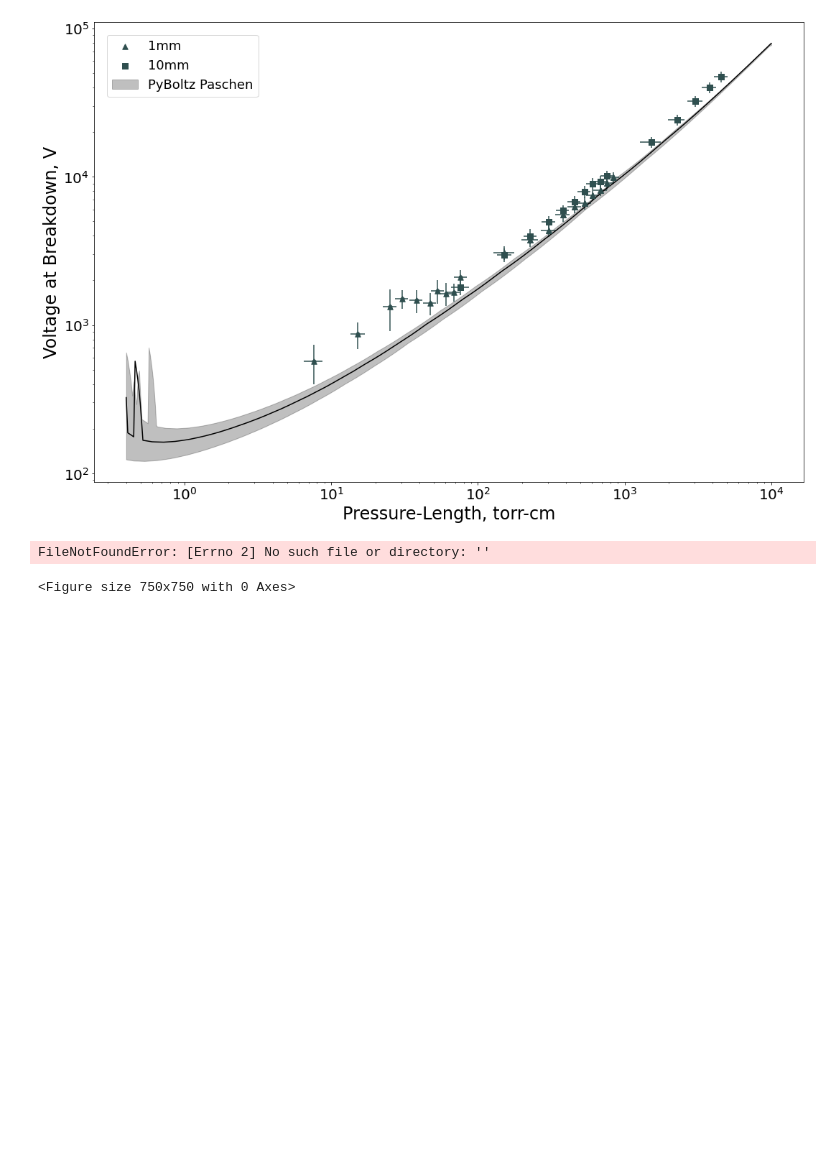
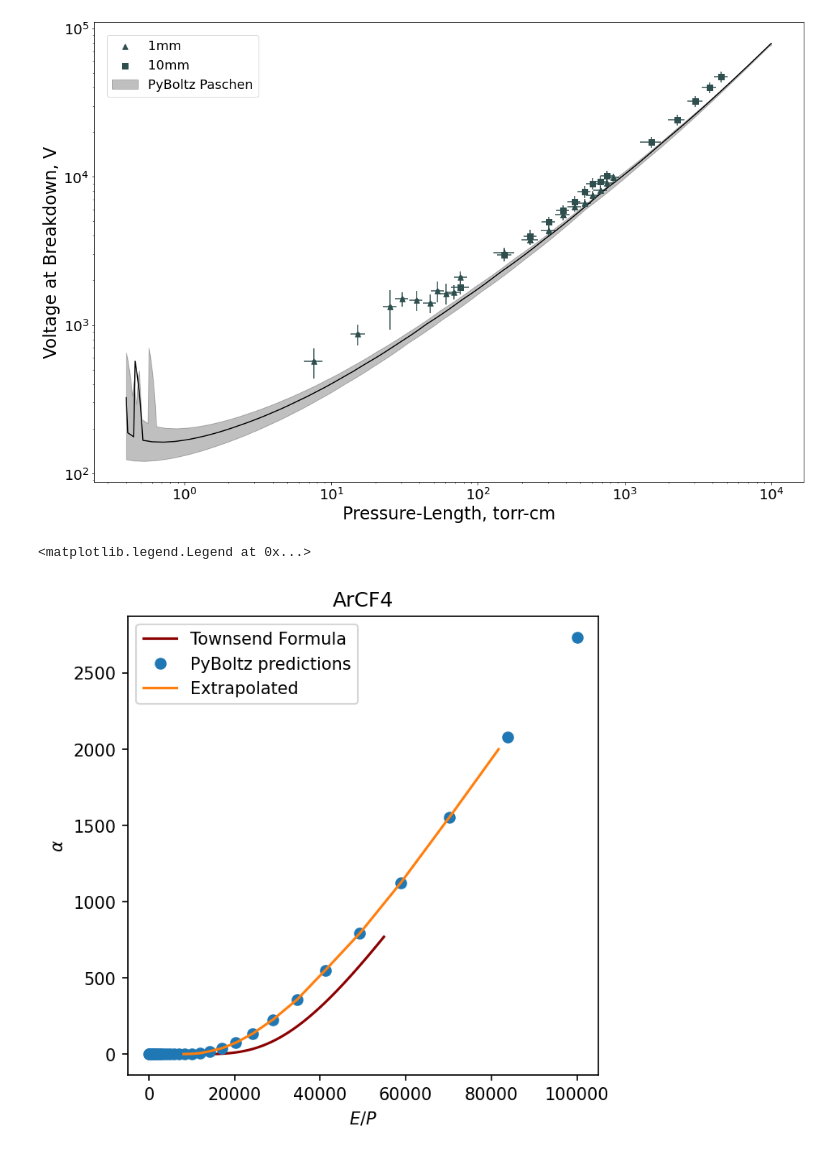
Before and after one commit to UTA-REST/HVBreakdown, a Jupyter notebook: HVplot.ipynb, the cells around one changed output. Drawn from its saved outputs; the diff is of its cells as text; code cells hidden in the pictures; blank space fills up the shorter version.

```diff
--- a/HVplot.ipynb
+++ b/HVplot.ipynb
@@ -865,22 +850,22 @@ plt.show()
 # %%
 plt.figure(figsize=(5,5),dpi=150)
 Erange=np.arange(100,55000,100)
-Xe=pd.read_csv("")
+Xe=pd.read_csv("./PyBoltz_Xe_1bar.csv")
 
 plt.plot(Erange, Aco*750*np.exp(-Bco*750/Erange),color='DarkRed',label='Townsend Formula')
 alphafuncXe=interpolate.interp1d(Xe.TownsendAlpha,Xe.EField/750,bounds_error=False,fill_value='extrapolate')
 
 plt.plot(Xe.EField, Xe.TownsendAlpha,'o',label='PyBoltz predictions')
 
 alphas=np.arange(0,2000,1)
 plt.plot(alphafuncXe(alphas)*750,alphas,label='Extrapolated')
 plt.title("ArCF4")
 plt.xlabel(r"$E/P$")
 plt.ylabel(r"$\alpha$")
 plt.legend(loc='upper left')
 # %% [output]
-FileNotFoundError: [Errno 2] No such file or directory: ''
+<matplotlib.legend.Legend at 0x...>
-<Figure size 750x750 with 0 Axes>
+[figure, added]
 # %%
 fig, ax = plt.subplots()
 
```
Also changed, not shown: parts of 12 cells of this notebook.
